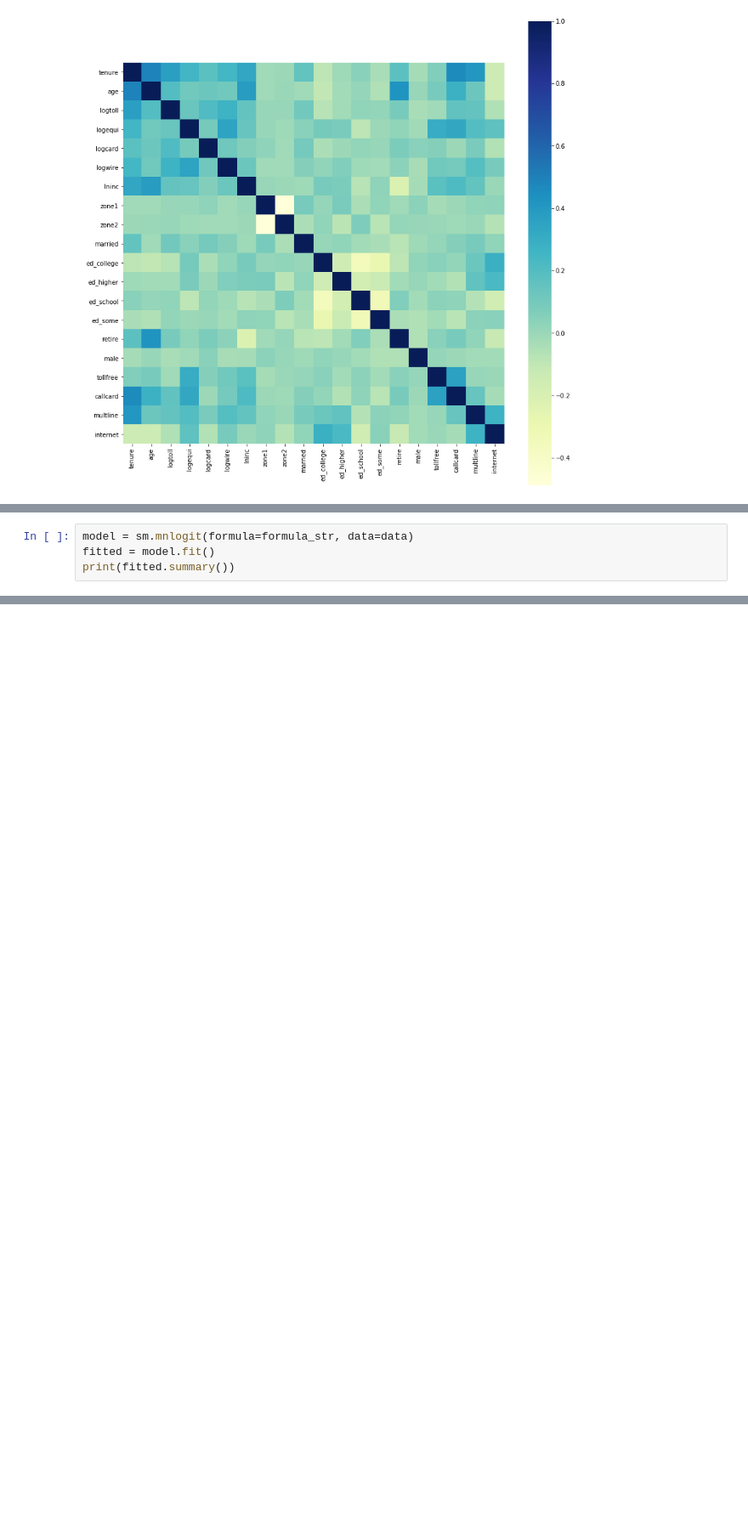
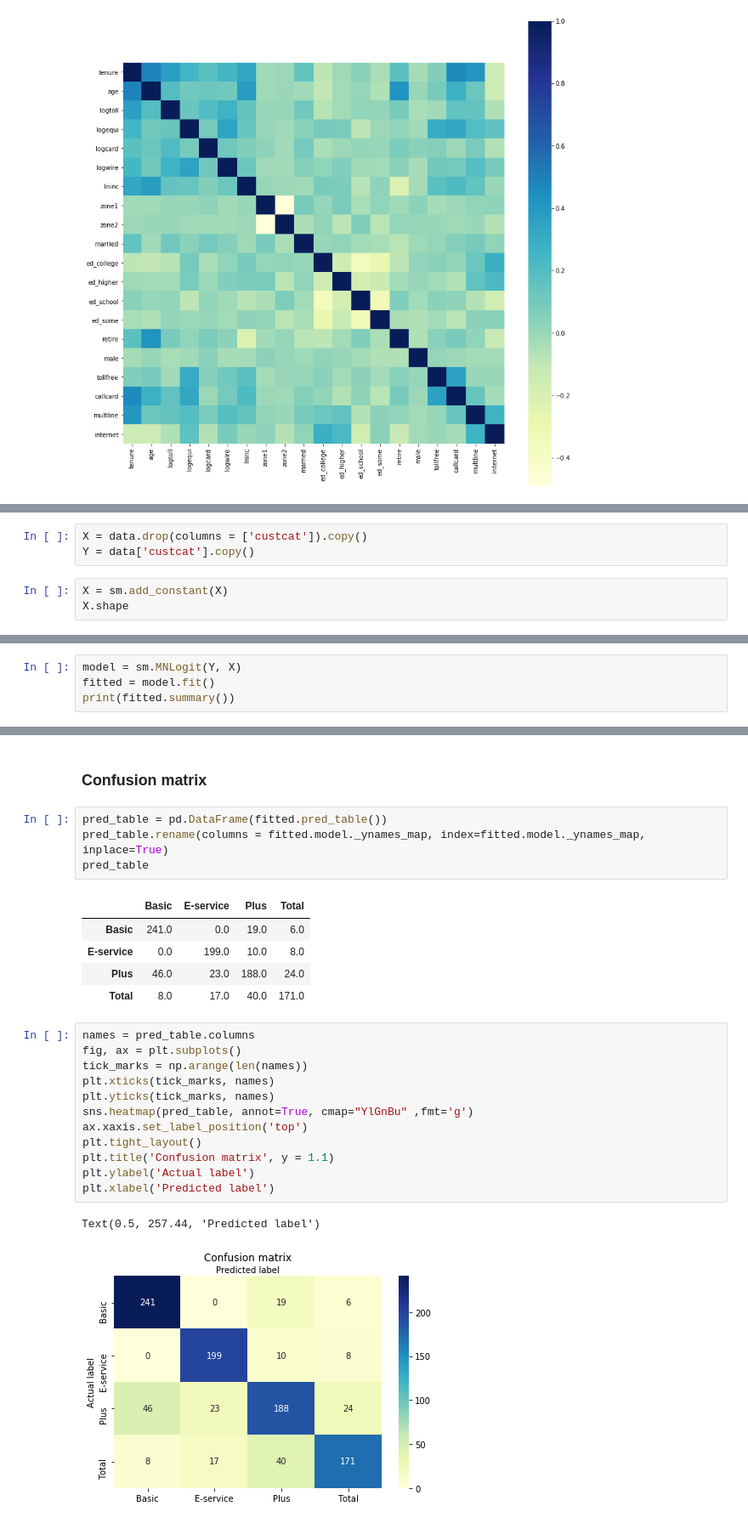
Before and after one commit to Mist3r-R/da-hse-sse-2020, a Jupyter notebook: 11.04_Rogovets.ipynb, the cells around one changed output, grey strips where cells are left out. Shown: that part at 85% size. Saved outputs shown, nothing was run; the diff lists cells and outputs as text; blank space fills up the shorter version.

```diff
--- a/11.04_Rogovets.ipynb
+++ b/11.04_Rogovets.ipynb
@@ -256,0 +263,6 @@ formula_str
+# %%
+X = data.drop(columns = ['custcat']).copy()
+Y = data['custcat'].copy()
+# %%
+X = sm.add_constant(X)
+X.shape
@@ -257,5 +281,5 @@ formula_str
 # %%
-model = sm.mnlogit(formula=formula_str, data=data)
+model = sm.MNLogit(Y, X)
 fitted = model.fit()
 print(fitted.summary())
 # %% [output]
@@ -262,0 +327,27 @@ ValueError: endog has evaluated to an array with multiple columns that has shape
+# %% [markdown]
+### Confusion matrix
+# %%
+pred_table = pd.DataFrame(fitted.pred_table())
+pred_table.rename(columns = fitted.model._ynames_map, index=fitted.model._ynames_map, inplace=True)
+pred_table
+# %% [output]
+|  | Basic | E-service | Plus | Total |
+| Basic | 241.0 | 0.0 | 19.0 | 6.0 |
+| E-service | 0.0 | 199.0 | 10.0 | 8.0 |
+| Plus | 46.0 | 23.0 | 188.0 | 24.0 |
+| Total | 8.0 | 17.0 | 40.0 | 171.0 |
+# %%
+names = pred_table.columns
+fig, ax = plt.subplots()
+tick_marks = np.arange(len(names))
+plt.xticks(tick_marks, names)
+plt.yticks(tick_marks, names)
+sns.heatmap(pred_table, annot=True, cmap="YlGnBu" ,fmt='g')
+ax.xaxis.set_label_position('top')
+plt.tight_layout()
+plt.title('Confusion matrix', y = 1.1)
+plt.ylabel('Actual label')
+plt.xlabel('Predicted label')
+# %% [output]
+Text(0.5, 257.44, 'Predicted label')
+[figure, added]
```
Also changed, not shown: parts of 16 cells of this notebook.
